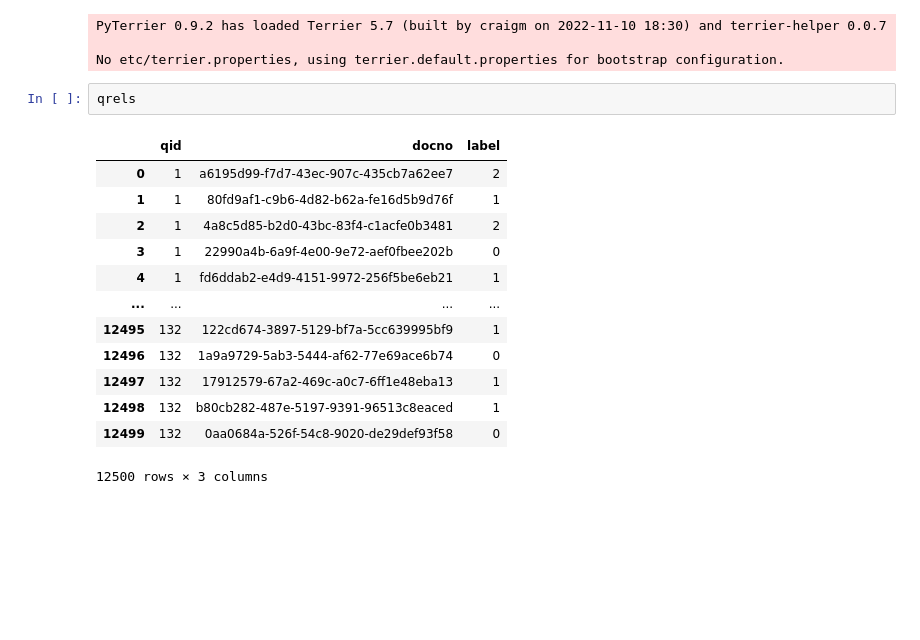
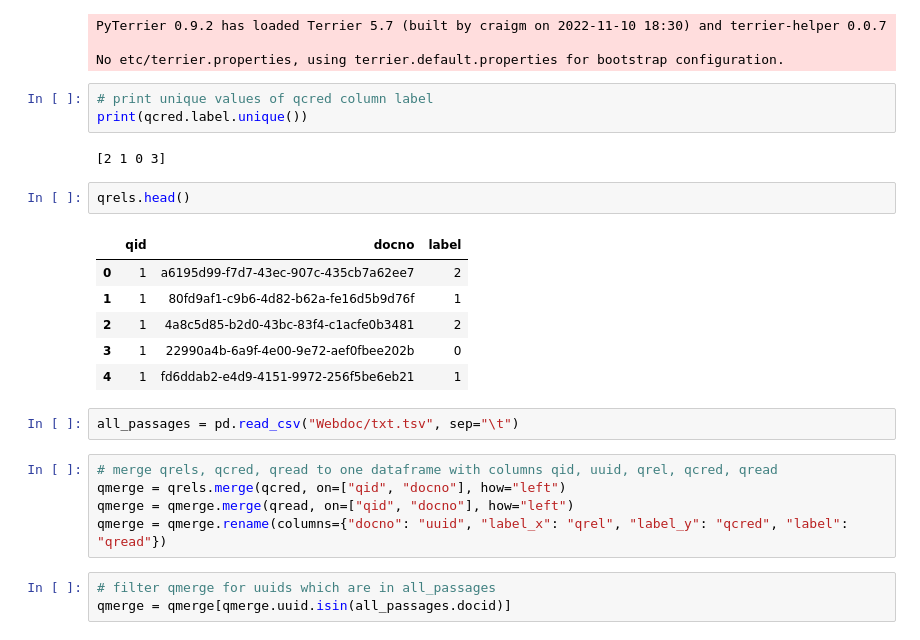
Before and after one commit to JoProbst/ThesisCode, a Jupyter notebook: data/data_exploration.ipynb, the cells around one changed output. Cells and saved outputs as stored; diff of their text form; blank space fills up the shorter version.

Commit message:
explore how passages are evaluated for each query

```diff
--- a/data/data_exploration.ipynb
+++ b/data/data_exploration.ipynb
@@ -12,19 +12,27 @@ qread = pt.io.read_qrels("../data/assessments/qreadability.txt") # type: ignore
 PyTerrier 0.9.2 has loaded Terrier 5.7 (built by craigm on 2022-11-10 18:30) and terrier-helper 0.0.7
 
 No etc/terrier.properties, using terrier.default.properties for bootstrap configuration.
+# %%
+# print unique values of qcred column label
+print(qcred.label.unique())
+# %% [output]
+[2 1 0 3]
 # %%
-qrels
+qrels.head()
 # %% [output]
 |  | qid | docno | label |
 | 0 | 1 | a6195d99-f7d7-43ec-907c-435cb7a62ee7 | 2 |
 | 1 | 1 | 80fd9af1-c9b6-4d82-b62a-fe16d5b9d76f | 1 |
 | 2 | 1 | 4a8c5d85-b2d0-43bc-83f4-c1acfe0b3481 | 2 |
 | 3 | 1 | 22990a4b-6a9f-4e00-9e72-aef0fbee202b | 0 |
 | 4 | 1 | fd6ddab2-e4d9-4151-9972-256f5be6eb21 | 1 |
-| ... | ... | ... | ... |
-| 12495 | 132 | 122cd674-3897-5129-bf7a-5cc639995bf9 | 1 |
-| 12496 | 132 | 1a9a9729-5ab3-5444-af62-77e69ace6b74 | 0 |
-| 12497 | 132 | 17912579-67a2-469c-a0c7-6ff1e48eba13 | 1 |
-| 12498 | 132 | b80cb282-487e-5197-9391-96513c8eaced | 1 |
-| 12499 | 132 | 0aa0684a-526f-54c8-9020-de29def93f58 | 0 |
-12500 rows × 3 columns
+# %%
+all_passages = pd.read_csv("Webdoc/txt.tsv", sep="\t")
+# %%
+# merge qrels, qcred, qread to one dataframe with columns qid, uuid, qrel, qcred, qread
+qmerge = qrels.merge(qcred, on=["qid", "docno"], how="left")
+qmerge = qmerge.merge(qread, on=["qid", "docno"], how="left")
+qmerge = qmerge.rename(columns={"docno": "uuid", "label_x": "qrel", "label_y": "qcred", "label": "qread"})
+# %%
+# filter qmerge for uuids which are in all_passages
+qmerge = qmerge[qmerge.uuid.isin(all_passages.docid)]
```
Also changed, not shown: parts of 2 cells of this notebook.
